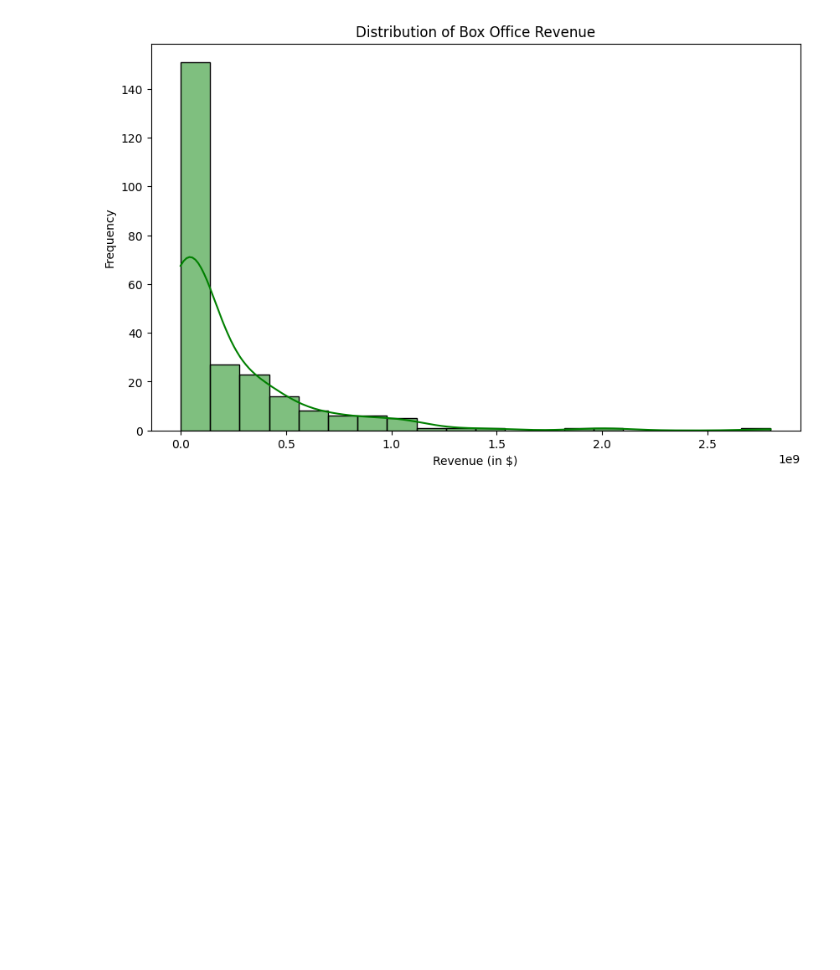
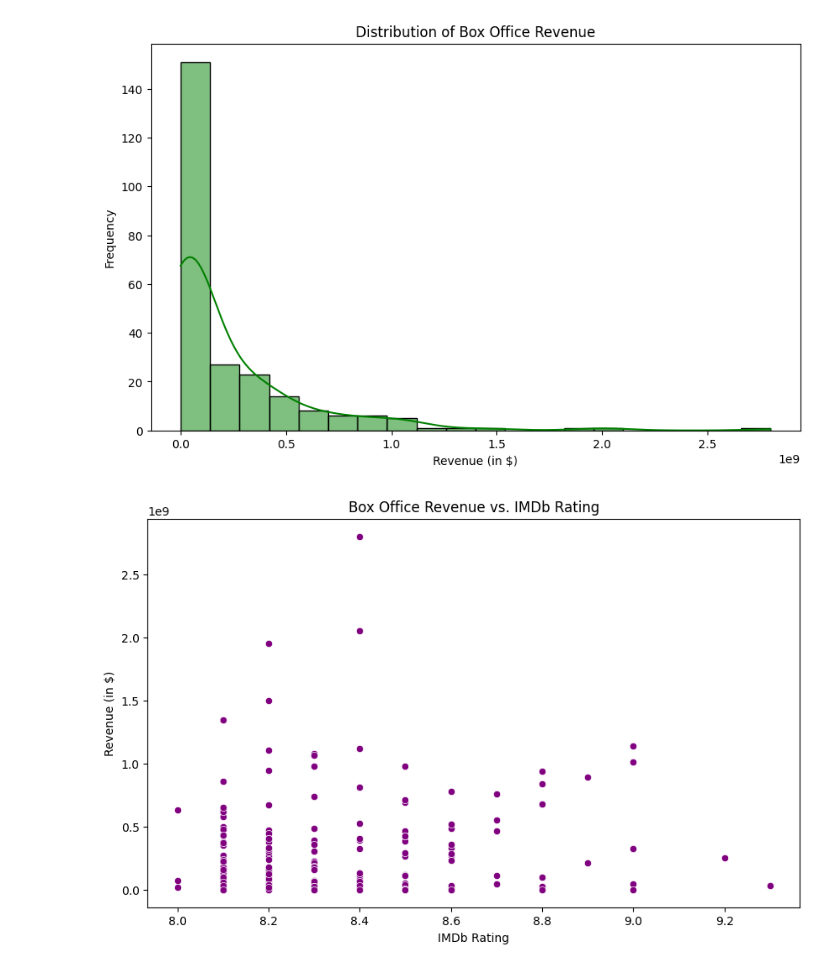
Before and after one commit to lfernando123/EDA-For-IMDbFilms, a Jupyter notebook: notebooks/eda.ipynb, the cells around one changed output. Cells and saved outputs as stored; diff of their text form; code cells hidden in the pictures; blank space fills up the shorter version.

Commit message:
Add codes to visualize scatter plot, line plot, box plot, heat map and pair plot for finding trends and uncover pattern

```diff
--- a/notebooks/eda.ipynb
+++ b/notebooks/eda.ipynb
@@ -325,3 +325,13 @@ plt.ylabel("Frequency")
 plt.show()
 # %% [output]
 [figure]
+# %%
+# Scatter plot of Revenue vs. Rating
+plt.figure(figsize=(10, 6))
+sns.scatterplot(x='IMDb Rating', y='Box Office Revenue', data=df, color='purple')
+plt.title("Box Office Revenue vs. IMDb Rating")
+plt.xlabel("IMDb Rating")
+plt.ylabel("Revenue (in $)")
+plt.show()
+# %% [output]
+[figure, added]
```
Also changed, not shown: parts of 4 cells of this notebook.
